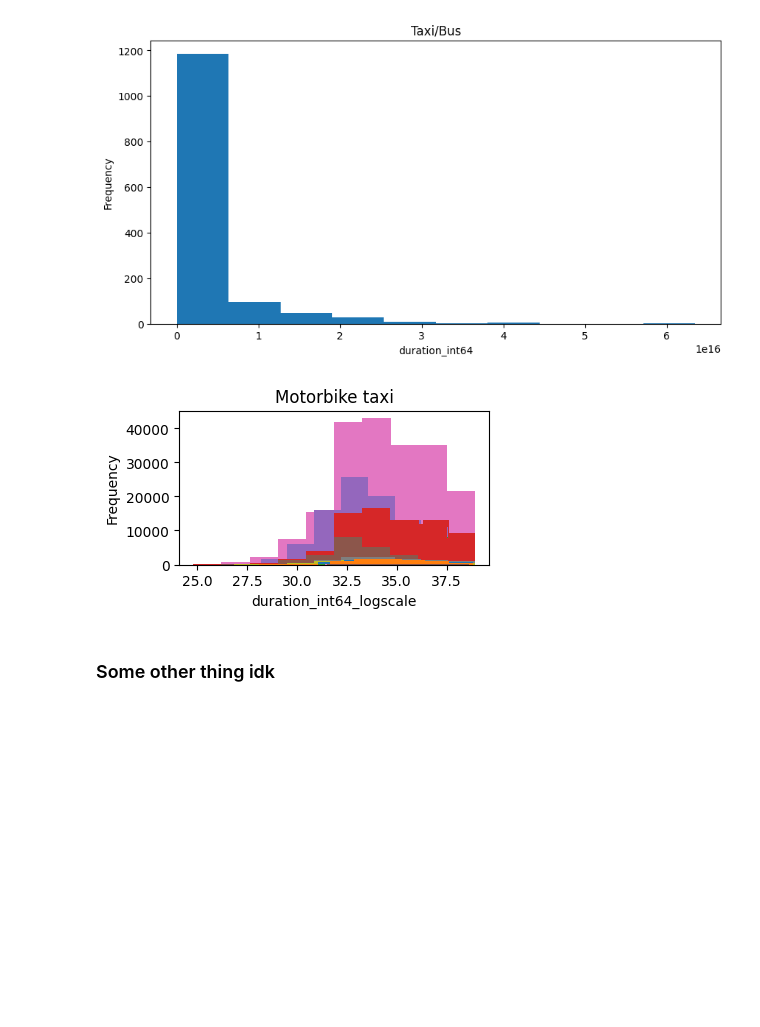
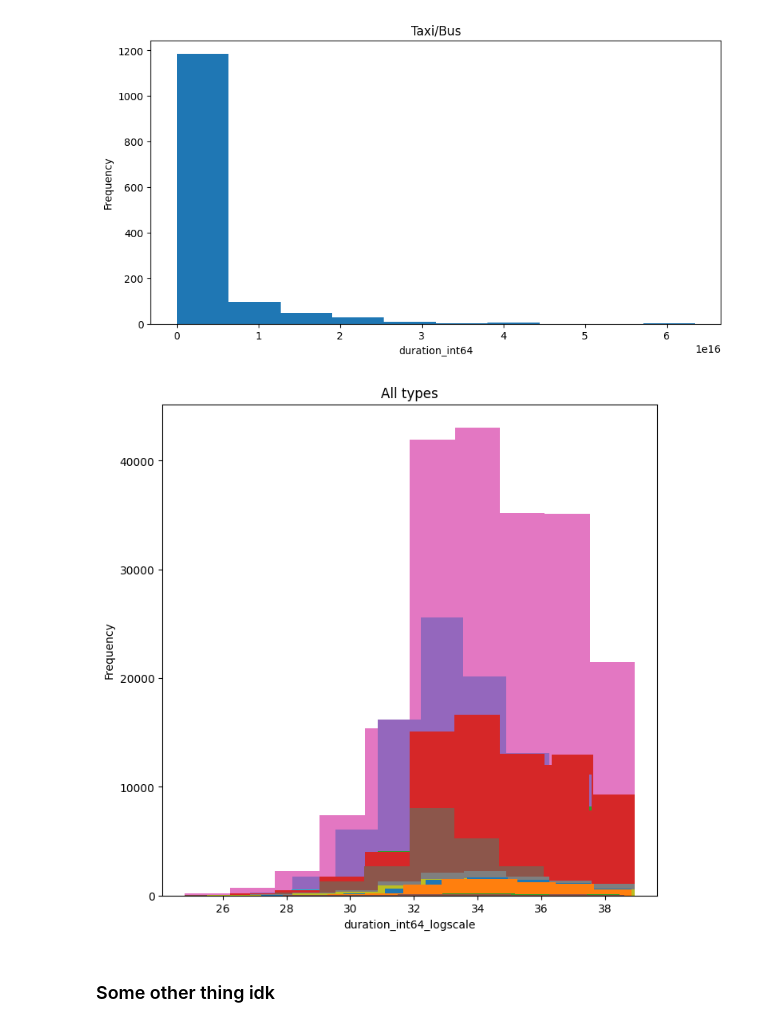
Before and after one commit to KhopSun/ChAMP_DataTrack_DADS, a Jupyter notebook: Question2_Part3.ipynb, the cells around one changed output. Drawn from its saved outputs; the diff is of its cells as text; code cells hidden in the pictures; blank space fills up the shorter version.

Commit message:
Plots all types and each type separately.

```diff
--- a/Question2_Part3.ipynb
+++ b/Question2_Part3.ipynb
@@ -763,8 +764,10 @@ for i in type_list:
 [figure]
 # %%
 for i in type_list:
-    combined_exploded_averages_df_bkk[combined_exploded_averages_df_bkk['type_eng'] == type_mapper[i]]['duration_int64_logscale'].plot(kind='hist', title=type_mapper[i], figsize=(4, 2), xlabel='duration_int64_logscale')
+    fig = combined_exploded_averages_df_bkk[combined_exploded_averages_df_bkk['type_eng'] == type_mapper[i]]['duration_int64_logscale'].plot(kind='hist', figsize=(8, 8), xlabel='duration_int64_logscale')
     # print(i)
     # break
+fig.set_title('All types')
+plt.show()
 # %% [output]
-[figure, old version]
+[figure, new version]
```
Also changed, not shown: parts of 2 cells of this notebook.
